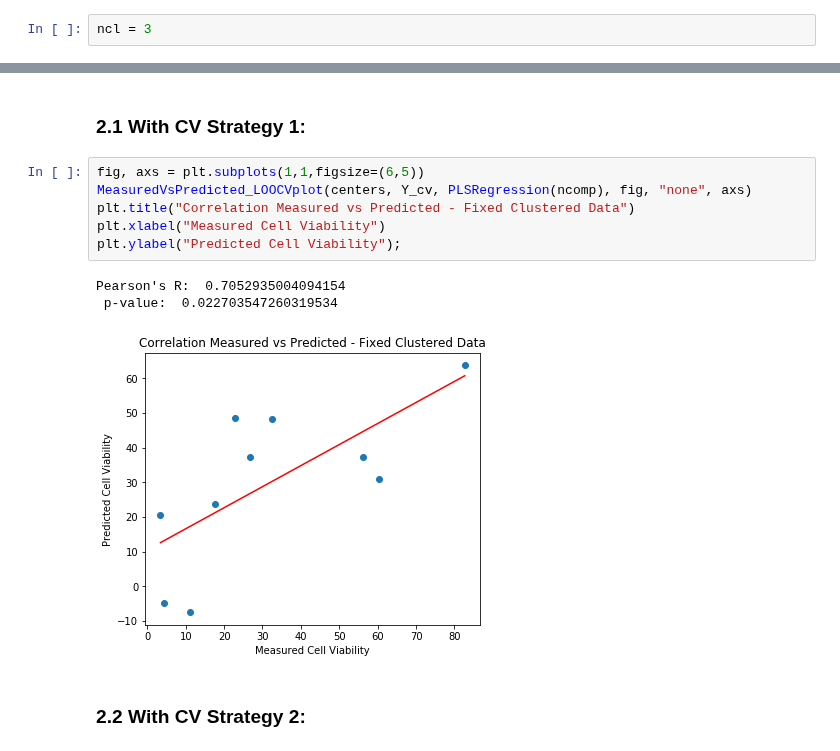
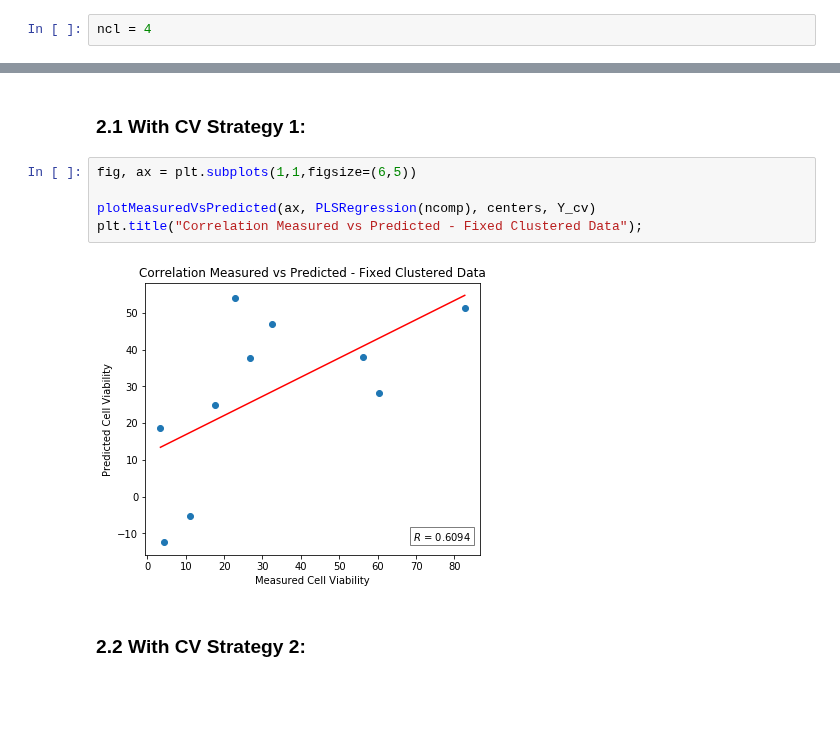
Before and after one commit to meyer-lab/DDMC, a Jupyter notebook: Figure2_kmeansPLSR.ipynb, the cells around one changed output, grey strips where cells are left out. Drawn from its saved outputs; the diff is of its cells as text; blank space fills up the shorter version.

```diff
--- a/Figure2_kmeansPLSR.ipynb
+++ b/Figure2_kmeansPLSR.ipynb
@@ -63,7 +63,7 @@ Image(filename='Model_pipeline.jpg')
 # %% [markdown]
 Cross-validation fitting averages of k-means clusters into the PLSR model. Number of clusters must be set in advance:
 # %%
-ncl = 3
+ncl = 4
 # %%
 kmeans = MyOwnKMEANS(ncl).fit(data, Y_cv)
 centers = kmeans.transform(data)
@@ -137,15 +101,12 @@ ncl, ncomp = 4, 2
 # %% [markdown]
 ### 2.1 With CV Strategy 1:
 # %%
-fig, axs = plt.subplots(1,1,figsize=(6,5))
-MeasuredVsPredicted_LOOCVplot(centers, Y_cv, PLSRegression(ncomp), fig, "none", axs)
-plt.title("Correlation Measured vs Predicted - Fixed Clustered Data")
-plt.xlabel("Measured Cell Viability")
-plt.ylabel("Predicted Cell Viability");
+fig, ax = plt.subplots(1,1,figsize=(6,5))
+
+plotMeasuredVsPredicted(ax, PLSRegression(ncomp), centers, Y_cv)
+plt.title("Correlation Measured vs Predicted - Fixed Clustered Data");
 # %% [output]
-Pearson's R:  0.7052935004094154
- p-value:  0.022703547260319534
-[figure, old version]
+[figure, new version]
 # %% [markdown]
 ### 2.2 With CV Strategy 2:
 # %%
```
Also changed, not shown: parts of 8 cells of this notebook, 2 other files.
